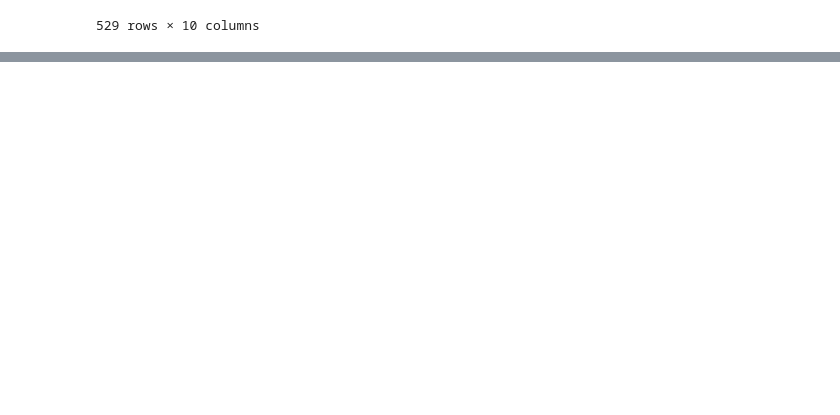
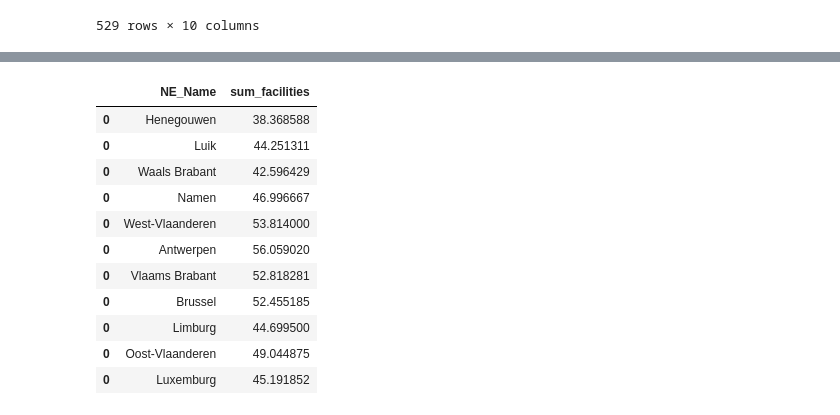
Before and after one commit to Seoyangsam/ACRM, a Jupyter notebook: src/Q11.ipynb, the cells around one changed output, grey strips where cells are left out. Saved outputs shown, nothing was run; the diff lists cells and outputs as text; code cells hidden in the pictures; blank space fills up the shorter version.

```diff
--- a/src/Q11.ipynb
+++ b/src/Q11.ipynb
@@ -425,0 +427,19 @@ provinces_satisfaction
+# %%
+provinces_satisfaction['sum_facilities'] = provinces_satisfaction.groupby('province')['satisfaction'].transform('mean')
+del provinces_satisfaction['satisfaction']
+provinces_satisfaction = provinces_satisfaction.drop_duplicates()
+provinces_satisfaction = provinces_satisfaction.rename(index=str, columns={'province': 'NE_Name'})
+provinces_satisfaction
+# %% [output]
+|  | NE_Name | sum_facilities |
+| 0 | Henegouwen | 38.368588 |
+| 0 | Luik | 44.251311 |
+| 0 | Waals Brabant | 42.596429 |
+| 0 | Namen | 46.996667 |
+| 0 | West-Vlaanderen | 53.814000 |
+| 0 | Antwerpen | 56.059020 |
+| 0 | Vlaams Brabant | 52.818281 |
+| 0 | Brussel | 52.455185 |
+| 0 | Limburg | 44.699500 |
+| 0 | Oost-Vlaanderen | 49.044875 |
+| 0 | Luxemburg | 45.191852 |
```
Also changed, not shown: parts of 4 cells of this notebook.
